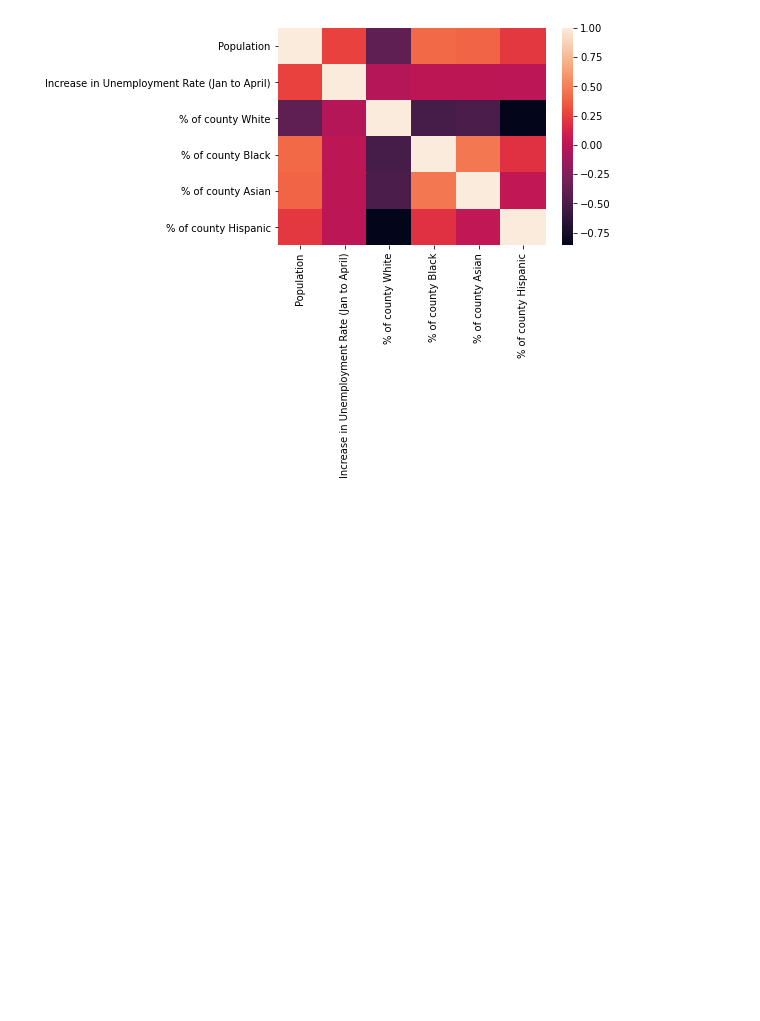
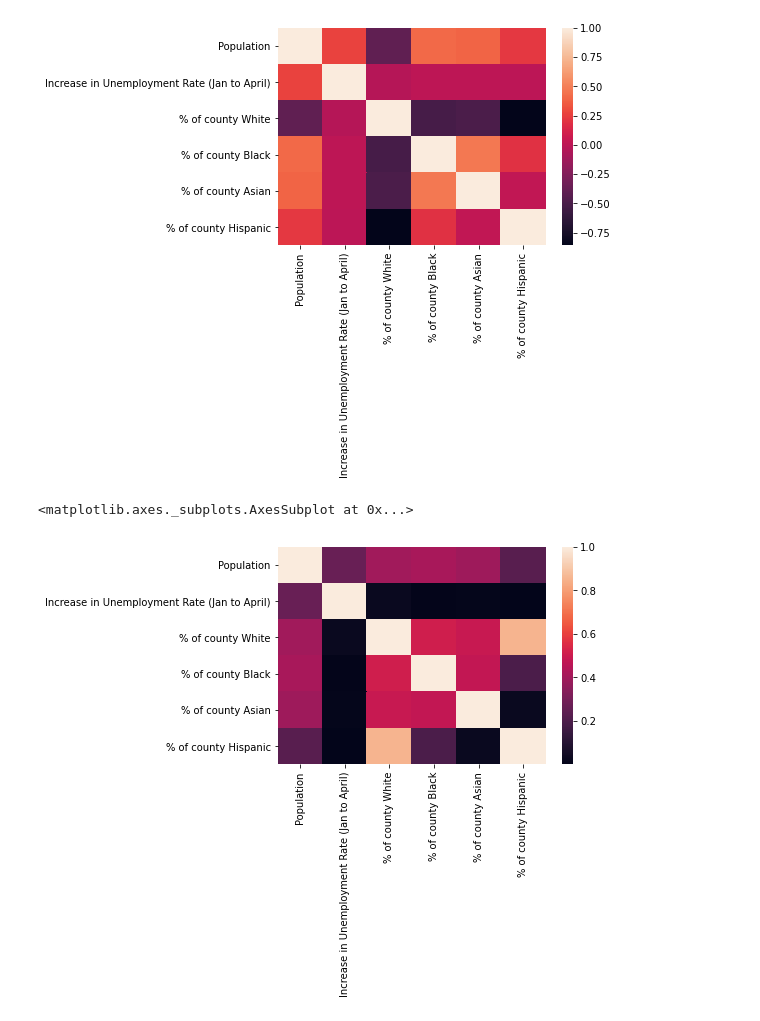
Before and after one commit to ghostcat17/COVID-19, a Jupyter notebook: California Counties.ipynb, the cells around one changed output. Saved outputs shown, nothing was run; the diff lists cells and outputs as text; code cells hidden in the pictures; blank space fills up the shorter version.

```diff
--- a/California Counties.ipynb
+++ b/California Counties.ipynb
@@ -33,3 +33,8 @@ sns.heatmap(data.corr())
 # %% [output]
 <matplotlib.axes._subplots.AxesSubplot at 0x...>
 [figure]
+# %%
+sns.heatmap(data.corr().abs())
+# %% [output]
+<matplotlib.axes._subplots.AxesSubplot at 0x...>
+[figure, added]
```
